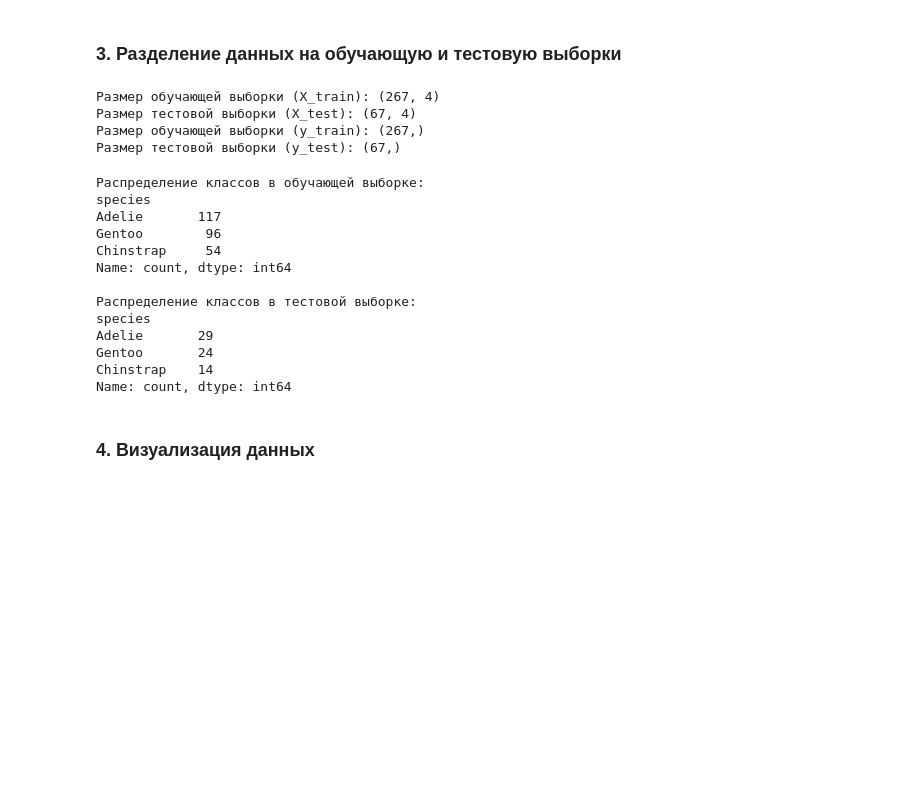
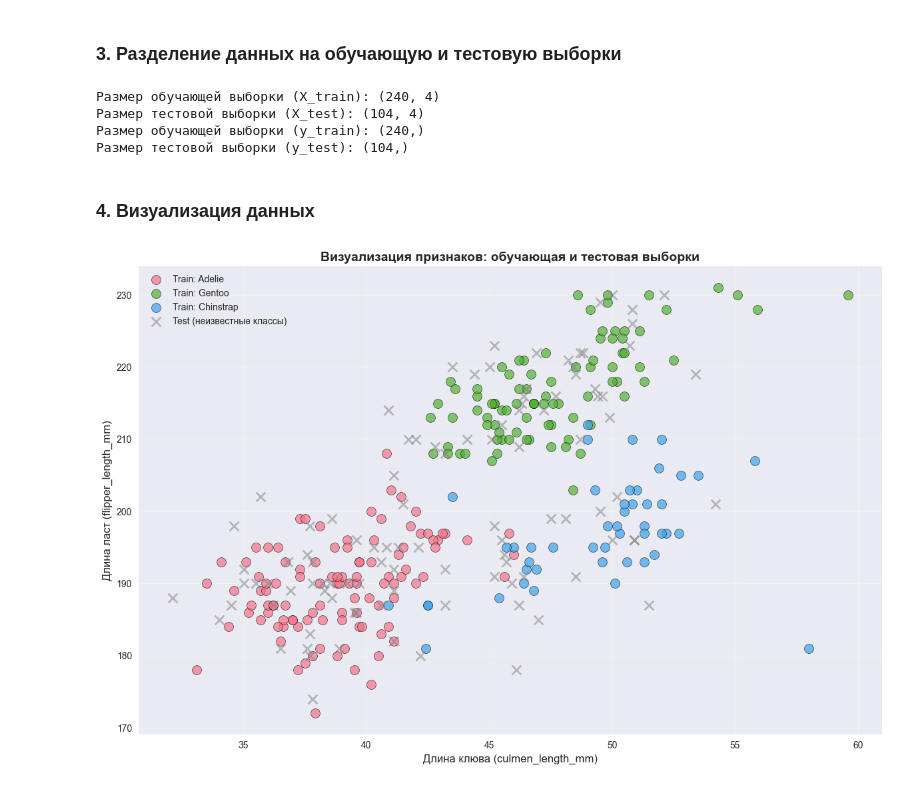
Before and after one commit to KhubbatulinMark/sber-21-rudn, a Jupyter notebook: solutions/ML/02-metric-solution.ipynb, the cells around one changed output. Cells and saved outputs as stored; diff of their text form; code cells hidden in the pictures; blank space fills up the shorter version.

```diff
--- a/solutions/ML/02-metric-solution.ipynb
+++ b/solutions/ML/02-metric-solution.ipynb
@@ -142,10 +116,9 @@ Name: count, dtype: int64
 # %% [markdown]
 ### 3. Разделение данных на обучающую и тестовую выборки
 # %%
-# Разделение данных на train и test в соотношении 80% к 20%
 X_train, X_test, y_train, y_test = train_test_split(
     X, y,
-    test_size=0.2,
+    test_size=0.30,
     random_state=42,
     stratify=y  # Сохраняем пропорции классов в обеих выборках
 )
@@ -155,29 +128,56 @@ print(f"Размер тестовой выборки (X_test): {X_test.shape}")
 print(f"Размер обучающей выборки (y_train): {y_train.shape}")
 print(f"Размер тестовой выборки (y_test): {y_test.shape}")
 # %% [output]
-Размер обучающей выборки (X_train): (267, 4)
-Размер тестовой выборки (X_test): (67, 4)
-Размер обучающей выборки (y_train): (267,)
-Размер тестовой выборки (y_test): (67,)
+Размер обучающей выборки (X_train): (240, 4)
+Размер тестовой выборки (X_test): (104, 4)
+Размер обучающей выборки (y_train): (240,)
+Размер тестовой выборки (y_test): (104,)
-# %%
-# Проверка распределения классов в выборках
-print("Распределение классов в обучающей выборке:")
-print(y_train.value_counts())
-print("\nРаспределение классов в тестовой выборке:")
-print(y_test.value_counts())
-# %% [output]
-Распределение классов в обучающей выборке:
-species
-Adelie       117
-Gentoo        96
-Chinstrap     54
-Name: count, dtype: int64
-
-Распределение классов в тестовой выборке:
-species
-Adelie       29
-Gentoo       24
-Chinstrap    14
-Name: count, dtype: int64
 # %% [markdown]
 ### 4. Визуализация данных
+# %%
+# Визуализация обучающей и тестовой выборок на одном графике
+# Используем длину клюва (culmen_length_mm) и длину ласт (flipper_length_mm)
+
+plt.figure(figsize=(12, 8))
+
+# Получаем уникальные классы для цветовой схемы
+unique_classes = y_train.unique()
+colors = sns.color_palette("husl", len(unique_classes))
+class_color_map = dict(zip(unique_classes, colors))
+
+# Визуализация обучающей выборки (цветные точки по классам)
+for species in unique_classes:
+    mask = y_train == species
+    plt.scatter(
+        X_train[mask]['culmen_length_mm'],
+        X_train[mask]['flipper_length_mm'],
+        c=[class_color_map[species]],
+        label=f'Train: {species}',
+        alpha=0.7,
+        s=100,
+        edgecolors='black',
+        linewidth=0.5
+    )
+
+# Визуализация тестовой выборки (серые точки)
+plt.scatter(
+    X_test['culmen_length_mm'],
+    X_test['flipper_length_mm'],
+    c='gray',
+    label='Test (неизвестные классы)',
+    alpha=0.5,
+    s=100,
+    marker='x',
+    linewidth=2
+)
+
+plt.xlabel('Длина клюва (culmen_length_mm)', fontsize=12)
+plt.ylabel('Длина ласт (flipper_length_mm)', fontsize=12)
+plt.title('Визуализация признаков: обучающая и тестовая выборки',
+          fontsize=14, fontweight='bold')
+plt.legend(loc='best', fontsize=10)
+plt.grid(True, alpha=0.3)
+plt.tight_layout()
+plt.show()
+# %% [output]
+[figure, added]
```
Also changed, not shown: parts of 68 cells of this notebook, 1 other file.
